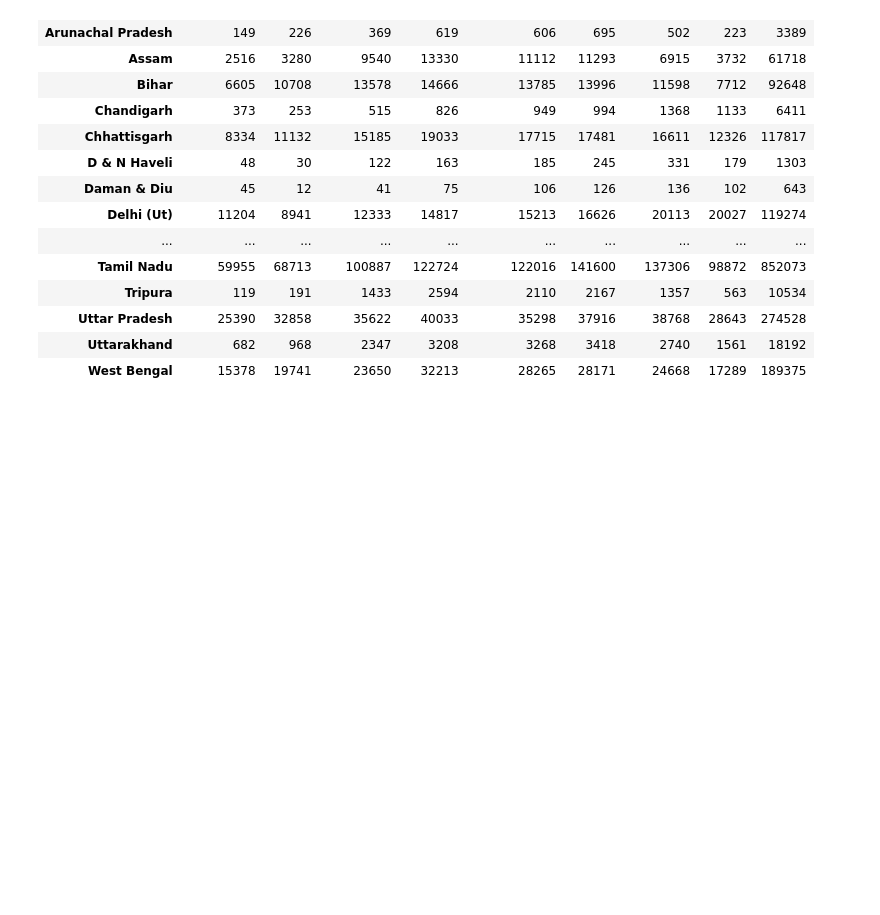
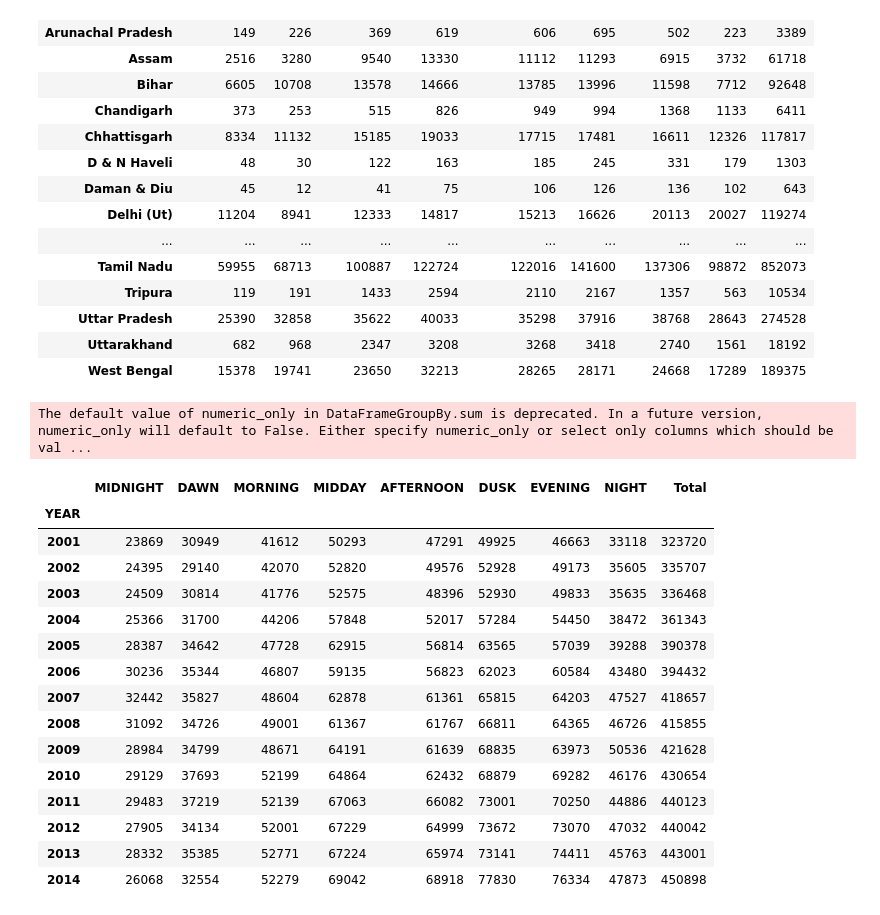
Before and after one commit to janvidixit3344/Accident_ROAD, a Jupyter notebook: analysis5.ipynb, the cells around one changed output. Cells and saved outputs as stored; diff of their text form; code cells hidden in the pictures; blank space fills up the shorter version.

```diff
--- a/analysis5.ipynb
+++ b/analysis5.ipynb
@@ -93,0 +103,22 @@ fig.show()
+# %%
+# TOTAL DATA
+grouped_obj1= time_wise.groupby(["YEAR"]).sum()
+grouped_obj1
+# %% [output]
+The default value of numeric_only in DataFrameGroupBy.sum is deprecated. In a future version, numeric_only will default to False. Either specify numeric_only or select only columns which should be val ...
+|  | MIDNIGHT | DAWN | MORNING | MIDDAY | AFTERNOON | DUSK | EVENING | NIGHT | Total |
+| YEAR |  |  |  |  |  |  |  |  |  |
+| 2001 | 23869 | 30949 | 41612 | 50293 | 47291 | 49925 | 46663 | 33118 | 323720 |
+| 2002 | 24395 | 29140 | 42070 | 52820 | 49576 | 52928 | 49173 | 35605 | 335707 |
+| 2003 | 24509 | 30814 | 41776 | 52575 | 48396 | 52930 | 49833 | 35635 | 336468 |
+| 2004 | 25366 | 31700 | 44206 | 57848 | 52017 | 57284 | 54450 | 38472 | 361343 |
+| 2005 | 28387 | 34642 | 47728 | 62915 | 56814 | 63565 | 57039 | 39288 | 390378 |
+| 2006 | 30236 | 35344 | 46807 | 59135 | 56823 | 62023 | 60584 | 43480 | 394432 |
+| 2007 | 32442 | 35827 | 48604 | 62878 | 61361 | 65815 | 64203 | 47527 | 418657 |
+| 2008 | 31092 | 34726 | 49001 | 61367 | 61767 | 66811 | 64365 | 46726 | 415855 |
+| 2009 | 28984 | 34799 | 48671 | 64191 | 61639 | 68835 | 63973 | 50536 | 421628 |
+| 2010 | 29129 | 37693 | 52199 | 64864 | 62432 | 68879 | 69282 | 46176 | 430654 |
+| 2011 | 29483 | 37219 | 52139 | 67063 | 66082 | 73001 | 70250 | 44886 | 440123 |
+| 2012 | 27905 | 34134 | 52001 | 67229 | 64999 | 73672 | 73070 | 47032 | 440042 |
+| 2013 | 28332 | 35385 | 52771 | 67224 | 65974 | 73141 | 74411 | 45763 | 443001 |
+| 2014 | 26068 | 32554 | 52279 | 69042 | 68918 | 77830 | 76334 | 47873 | 450898 |
```
Also changed, not shown: parts of 8 cells of this notebook, 4 other files.
